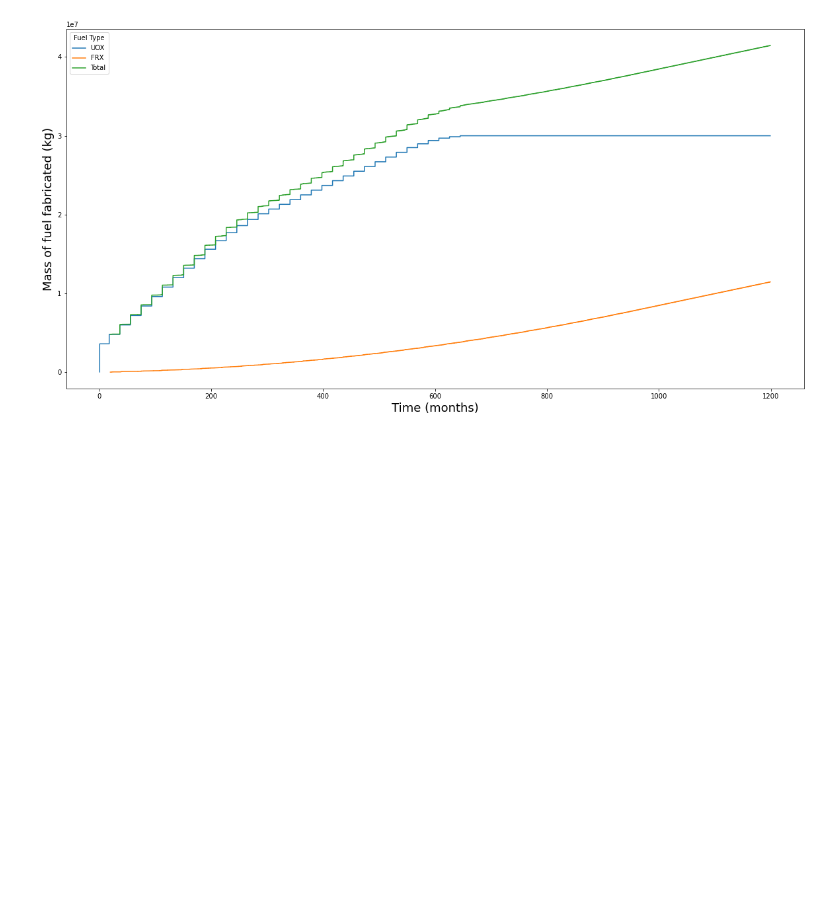
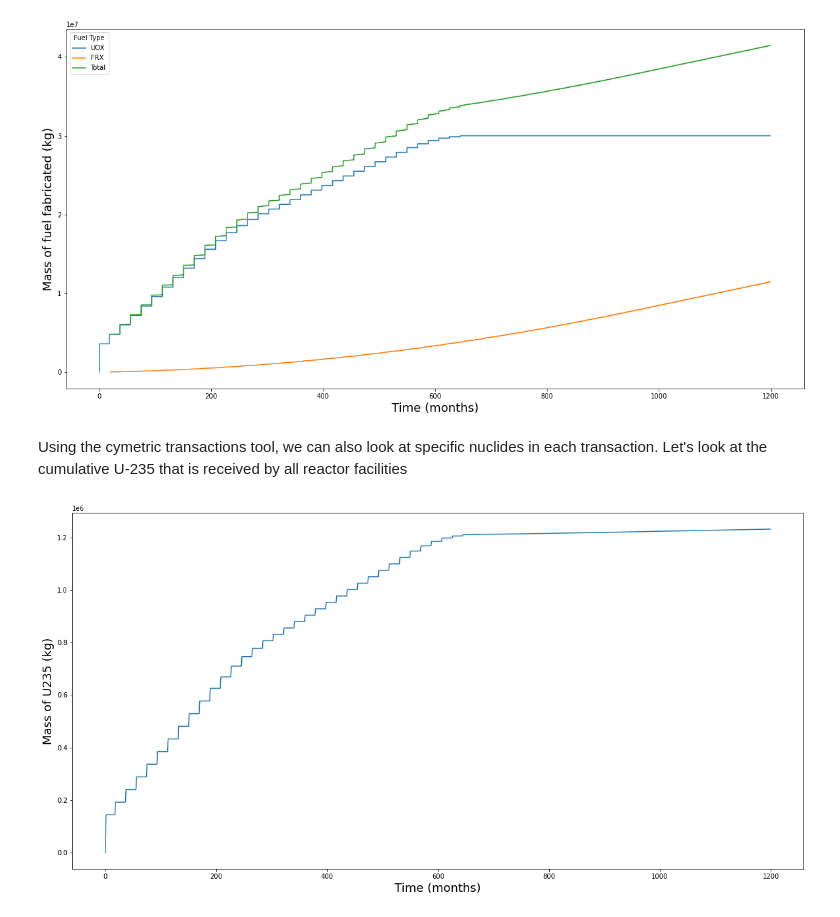
Before and after one commit to cyclus/cymetric, a Jupyter notebook: examples/materials_transactions.ipynb, the cells around one changed output. Saved outputs shown, nothing was run; the diff lists cells and outputs as text; code cells hidden in the pictures; blank space fills up the shorter version.

```diff
--- a/examples/materials_transactions.ipynb
+++ b/examples/materials_transactions.ipynb
@@ -95,3 +108,14 @@ plt.savefig('fuel_cumulative.png')
 plt.show()
 # %% [output]
 [figure]
+# %% [markdown]
+Using the cymetric transactions tool, we can also look at specific nuclides in each transaction. Let's look at the cumulative U-235 that is received by all reactor facilities
+# %%
+U235 = cyt.transactions(evaler=evaler, receivers=['lwr', 'frx'], nucs=['92235'])
+U235['Mass'] = U235['Mass'].cumsum()
+U235.plot(x='Time', figsize=(20,10), legend=False, )
+plt.xlabel('Time (months)',fontsize=18)
+plt.ylabel('Mass of U235 (kg)',fontsize=18)
+plt.savefig('U235_mass.png')
+# %% [output]
+[figure, added]
```
Also changed, not shown: parts of 14 cells of this notebook, 6 other files.
